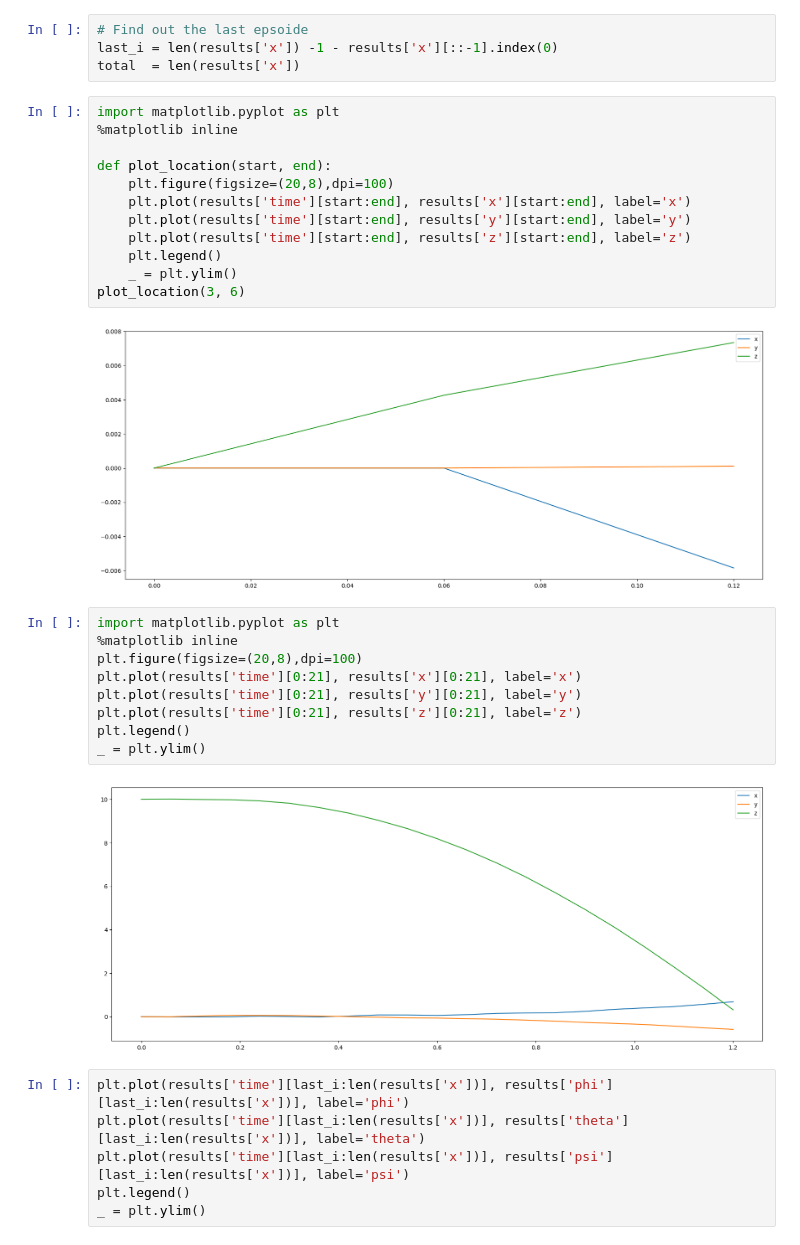
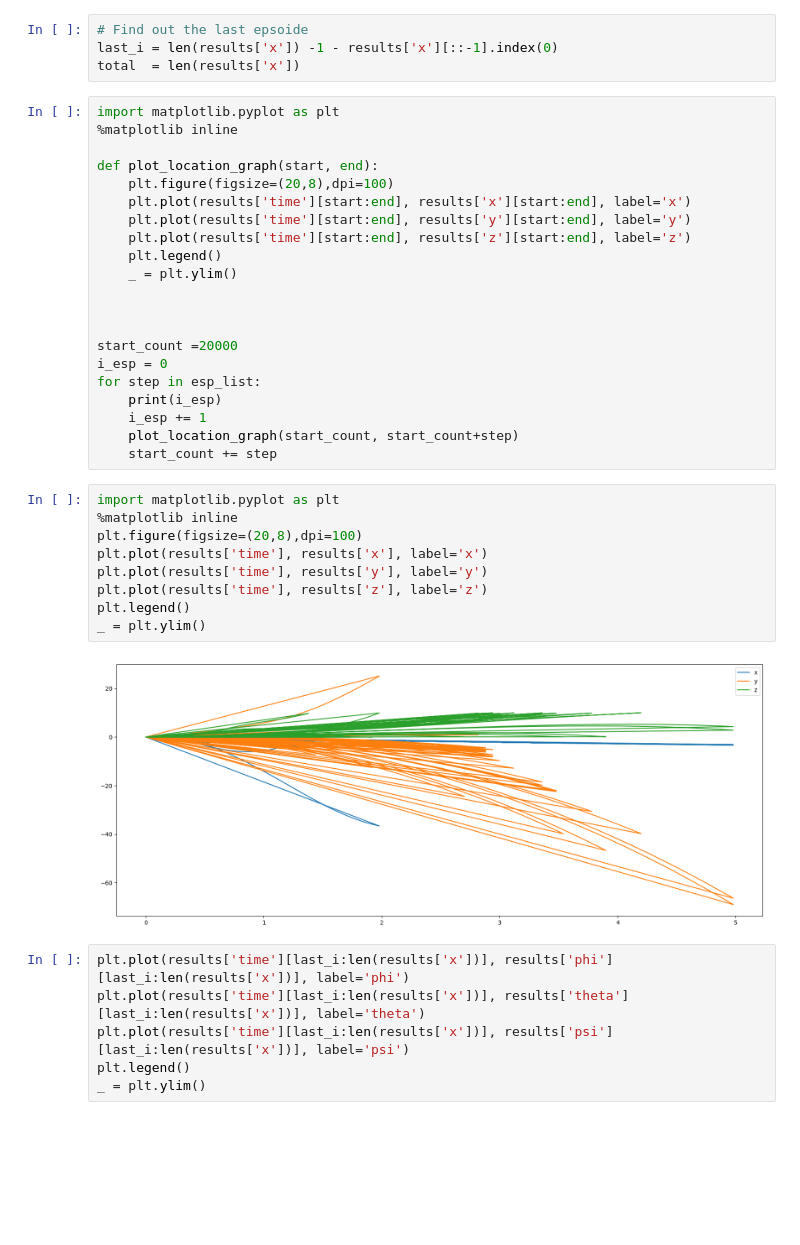
Before and after one commit to SiweiWang/RL-Quadcopter, a Jupyter notebook: Quadcopter_Project.ipynb, the cells around one changed output. Cells and saved outputs as stored; diff of their text form; blank space fills up the shorter version.

```diff
--- a/Quadcopter_Project.ipynb
+++ b/Quadcopter_Project.ipynb
@@ -321,27 +293,34 @@ total  = len(results['x'])
 import matplotlib.pyplot as plt
 %matplotlib inline
 
-def plot_location(start, end):
+def plot_location_graph(start, end):
     plt.figure(figsize=(20,8),dpi=100)
     plt.plot(results['time'][start:end], results['x'][start:end], label='x')
     plt.plot(results['time'][start:end], results['y'][start:end], label='y')
     plt.plot(results['time'][start:end], results['z'][start:end], label='z')
     plt.legend()
     _ = plt.ylim()
-plot_location(3, 6)
+
+
+
+start_count =20000
+i_esp = 0
+for step in esp_list:
+    print(i_esp)
+    i_esp += 1
+    plot_location_graph(start_count, start_count+step)
+    start_count += step
-# %% [output]
-[figure, removed]
 # %%
 import matplotlib.pyplot as plt
 %matplotlib inline
 plt.figure(figsize=(20,8),dpi=100)
-plt.plot(results['time'][0:21], results['x'][0:21], label='x')
-plt.plot(results['time'][0:21], results['y'][0:21], label='y')
-plt.plot(results['time'][0:21], results['z'][0:21], label='z')
+plt.plot(results['time'], results['x'], label='x')
+plt.plot(results['time'], results['y'], label='y')
+plt.plot(results['time'], results['z'], label='z')
 plt.legend()
 _ = plt.ylim()
 # %% [output]
-[figure, old version]
+[figure, new version]
 # %%
 plt.plot(results['time'][last_i:len(results['x'])], results['phi'][last_i:len(results['x'])], label='phi')
 plt.plot(results['time'][last_i:len(results['x'])], results['theta'][last_i:len(results['x'])], label='theta')
```
Also changed, not shown: parts of 10 cells of this notebook, 6 other files.
